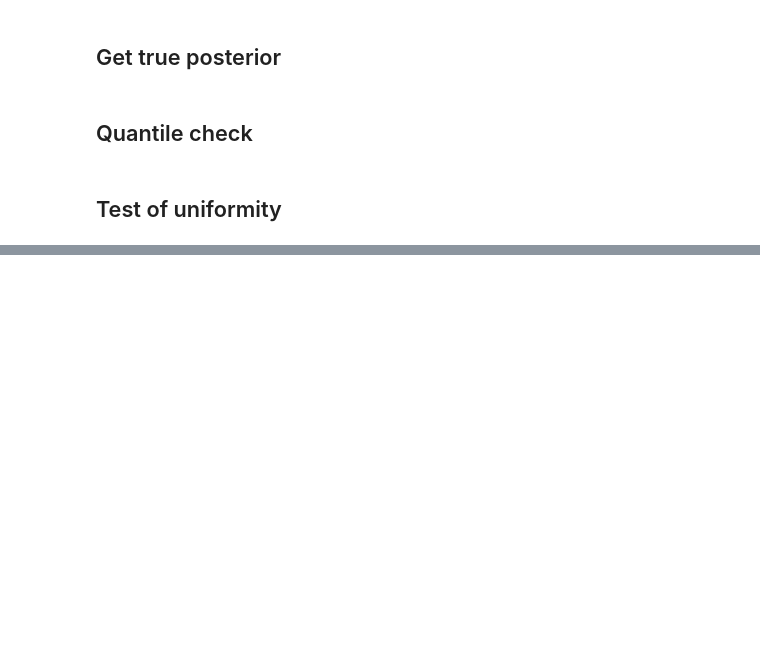
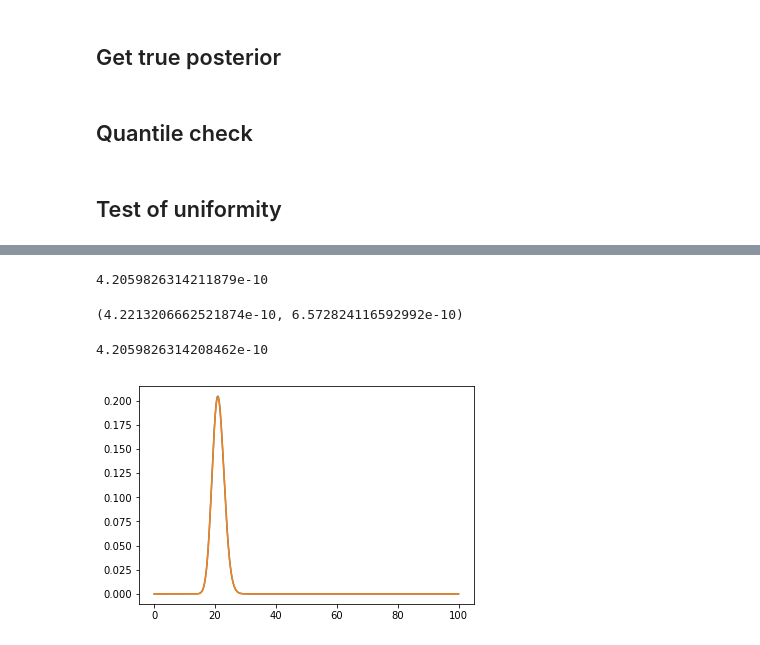
Before and after one commit to janfb/mcabc, a Jupyter notebook: notebooks/ModelComparison_ToyExample.ipynb, the cells around one changed output, grey strips where cells are left out. Drawn from its saved outputs; the diff is of its cells as text; code cells hidden in the pictures; blank space fills up the shorter version.

```diff
--- a/notebooks/ModelComparison_ToyExample.ipynb
+++ b/notebooks/ModelComparison_ToyExample.ipynb
@@ -301,0 +349,44 @@ just change xobs: small
+# %%
+x = scipy.stats.poisson.rvs(mu=20., size=5)
+
+lamps = np.linspace(1e-8, 100, 1000)
+
+def integrant(l):
+    lp = np.prod(scipy.stats.poisson.pmf(k=x, mu=l)) * prior_lam.pdf(x=l)
+    return lp
+
+# calculate evidence once
+(px, err) = scipy.integrate.quad(integrant, a=lamps[0], b=lamps[-1])
+
+posts = []
+
+# calculate product of likelihood and prior for every lambda
+for l in lamps:
+    posts.append(np.prod(scipy.stats.poisson.pmf(k=x, mu=l)) * prior_lam.pdf(l) / px)
+# %%
+px2 = np.sum([np.prod(scipy.stats.poisson.pmf(k=x, mu=l)) * prior_lam.pdf(l) for l in lamps])
+px2 * (lamps[1] - lamps[0])
+# %% [output]
+4.2059826314211879e-10
+# %%
+px, err
+# %% [output]
+(4.2213206662521874e-10, 6.572824116592992e-10)
+# %%
+poisson_evidence(x, k1, theta1)
+# %% [output]
+4.2059826314208462e-10
+# %%
+# get analytical gamma posterior
+k_post = k1 + np.sum(x)
+
+# use the posterior given the summary stats, not the data vector
+scale_post = 1. / (5 + theta1**-1)
+
+true_post_poisson = gamma(a=k_post, scale=scale_post)
+# %%
+# plt.plot(lamps, posts)
+plt.plot(lamps, true_post_poisson.pdf(x=lamps));
+plt.plot(lamps, posts);
+# %% [output]
+[figure, added]
```
Also changed, not shown: parts of 22 cells of this notebook, 2 other files.
